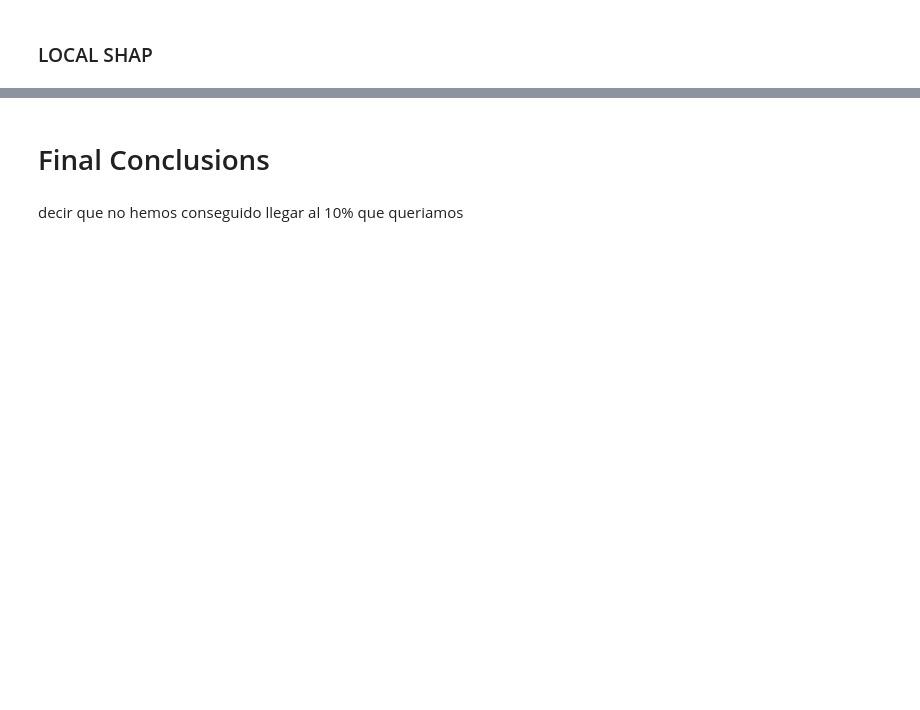
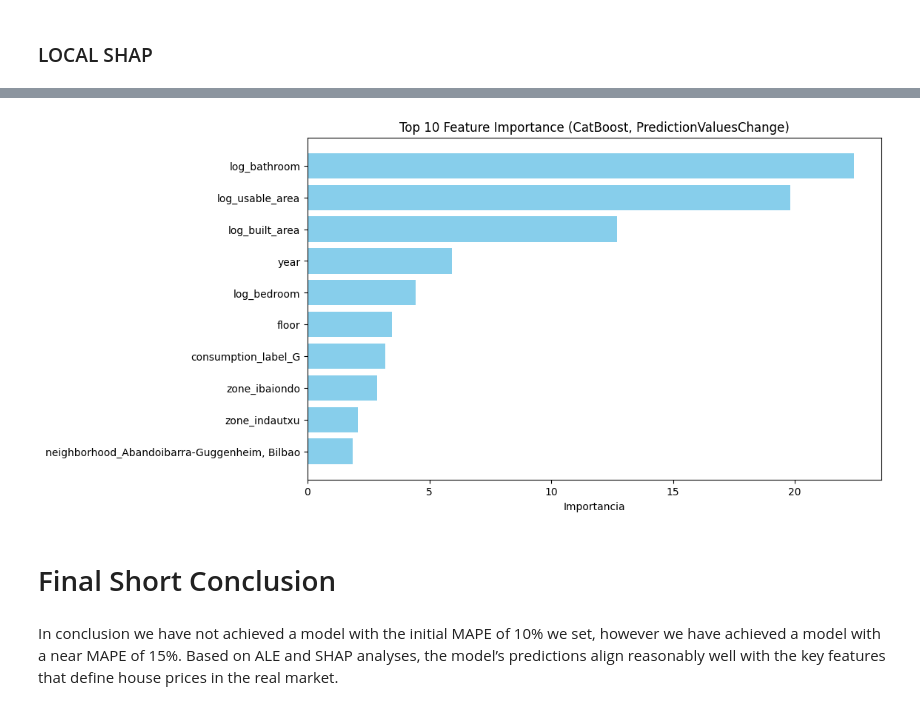
Before and after one commit to ikeiba/bilbao-housing-ml, a Jupyter notebook: regression/regression.ipynb, the cells around one changed output, grey strips where cells are left out. Drawn from its saved outputs; the diff is of its cells as text; code cells hidden in the pictures; blank space fills up the shorter version.

```diff
--- a/regression/regression.ipynb
+++ b/regression/regression.ipynb
@@ -1658,4 +1588,23 @@ On the other hand we can conclude that the year of the house has not so much imp
+# %%
+# Feature importance does not consider non linear interaction between features; only considers linear interactions.
+importances = final_model.get_feature_importance(type='PredictionValuesChange')
+imp_df = pd.DataFrame({
+    'feature': X.columns,
+    'importance': importances
+}).sort_values(by='importance', ascending=False)
+
+# Only the top 10
+top10 = imp_df.head(10)
+
+plt.figure(figsize=(10,6))
+plt.barh(top10['feature'], top10['importance'], color='skyblue')
+plt.gca().invert_yaxis()  # la más importante arriba
+plt.title("Top 10 Feature Importance (CatBoost, PredictionValuesChange)")
+plt.xlabel("Importancia")
+plt.show()
+# %% [output]
+[figure, added]
 # %% [markdown]
-# Final Conclusions
+# Final Short Conclusion
 # %% [markdown]
-decir que no hemos conseguido llegar al 10% que queriamos
+In conclusion we have not achieved a model with the initial MAPE of 10% we set, however we have achieved a model with a near MAPE of 15%. Based on ALE and SHAP analyses, the model’s predictions align reasonably well with the key features that define house prices in the real market.
```
Also changed, not shown: parts of 44 cells of this notebook, 6 other files.
